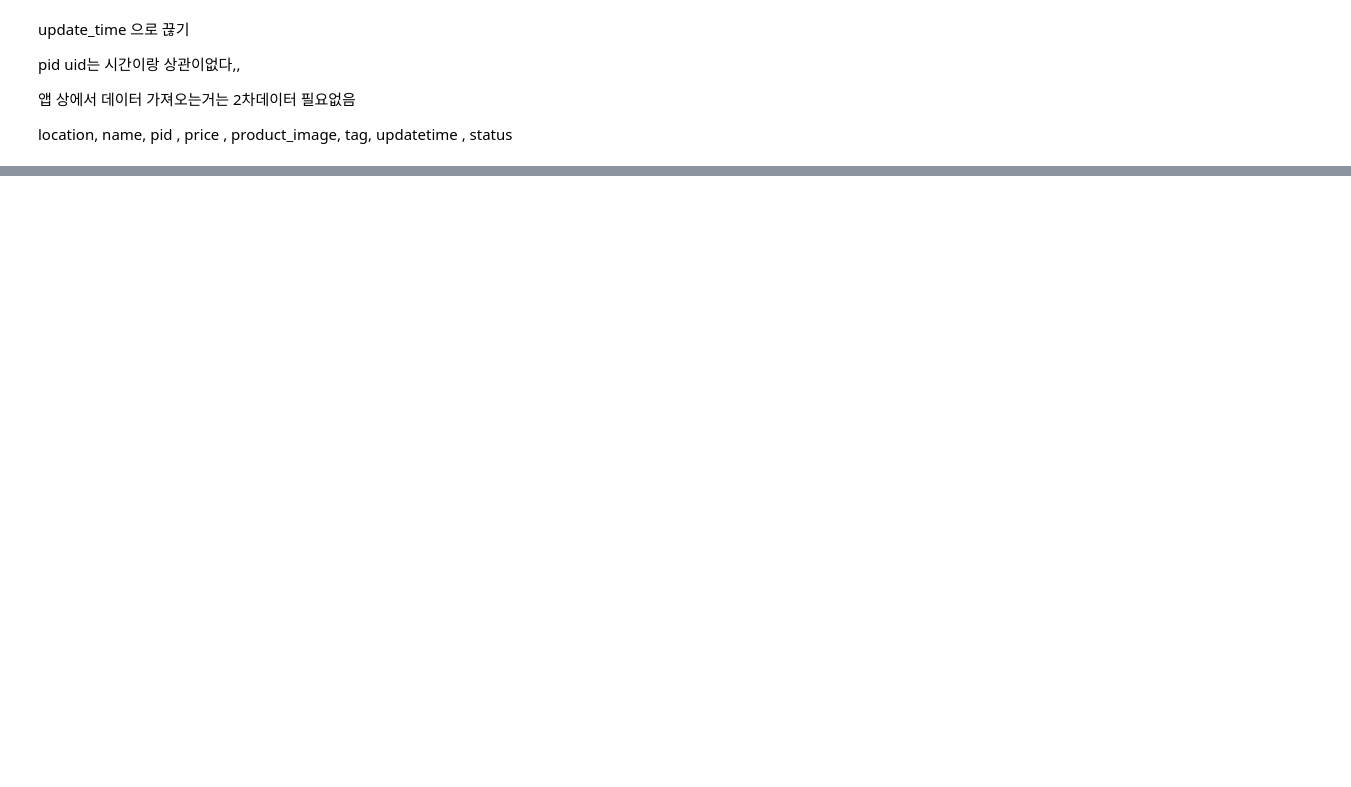
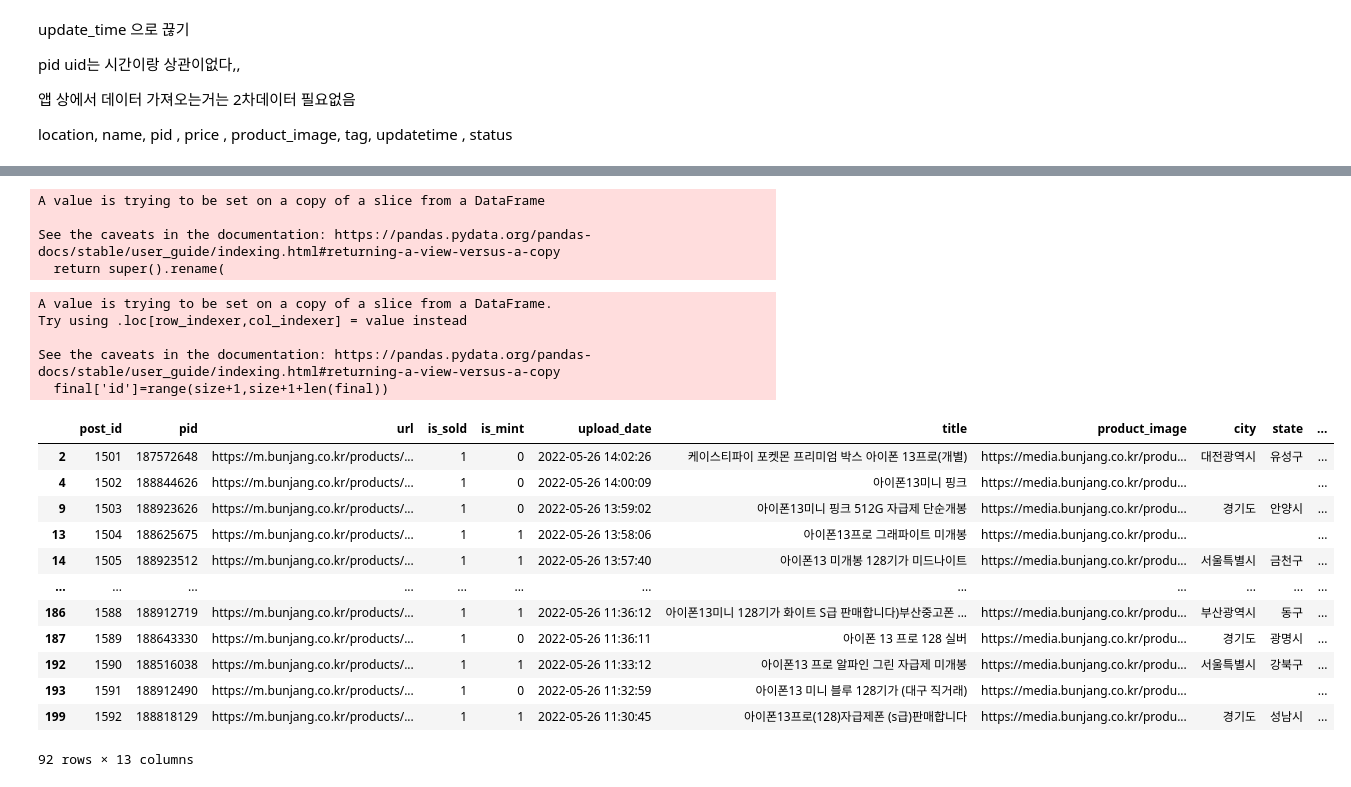
Before and after one commit to capstoneIldanGo/used_product_crawler, a Jupyter notebook: bunjang_crawler.ipynb, the cells around one changed output, grey strips where cells are left out. Saved outputs shown, nothing was run; the diff lists cells and outputs as text; code cells hidden in the pictures; blank space fills up the shorter version.

```diff
--- a/bunjang_crawler.ipynb
+++ b/bunjang_crawler.ipynb
@@ -241,0 +206,51 @@ details
+# %%
+#컬럼명 변경
+final.rename(columns  = {
+    'name' : 'title',
+    'status':'is_sold',
+    'update_time':'upload_date'
+}, inplace = True)
+# %% [output]
+A value is trying to be set on a copy of a slice from a DataFrame
+
+See the caveats in the documentation: https://pandas.pydata.org/pandas-docs/stable/user_guide/indexing.html#returning-a-view-versus-a-copy
+  return super().rename(
+# %%
+# 스프링서버로부터 post의 크기 받아왔다고 가정
+size=1500
+item_id=11
+# post size에 기반한 id열 생성
+final['id']=range(size+1,size+1+len(final))
+# %% [output]
+A value is trying to be set on a copy of a slice from a DataFrame.
+Try using .loc[row_indexer,col_indexer] = value instead
+
+See the caveats in the documentation: https://pandas.pydata.org/pandas-docs/stable/user_guide/indexing.html#returning-a-view-versus-a-copy
+  final['id']=range(size+1,size+1+len(final))
+# %%
+#post 데이터 만들기
+# item_id ,location_id , market_price_id, platform_id 바꾸는 로직 추가 필요
+post_columns=['id','pid','url','is_sold','is_mint','upload_date','title','product_image','city','state'] #platform추가
+post=final[post_columns].copy()
+post.rename(columns  = {
+    'id' : 'post_id',
+}, inplace = True)
+post['item_id']=item_id
+# post['location_id']=15 # 지역 데이터 앞에 꺼만 뺴오기 수원시 권선구 -> 수원시
+post['platform_id']=2
+post['market_price_id']=post['post_id']
+post
+# %% [output]
+|  | post_id | pid | url | is_sold | is_mint | upload_date | title | product_image | city | state | ... |
+| 2 | 1501 | 187572648 | https://m.bunjang.co.kr/products/... | 1 | 0 | 2022-05-26 14:02:26 | 케이스티파이 포켓몬 프리미엄 박스 아이폰 13프로(개별) | https://media.bunjang.co.kr/produ... | 대전광역시 | 유성구 | ... |
+| 4 | 1502 | 188844626 | https://m.bunjang.co.kr/products/... | 1 | 0 | 2022-05-26 14:00:09 | 아이폰13미니 핑크 | https://media.bunjang.co.kr/produ... |  |  | ... |
+| 9 | 1503 | 188923626 | https://m.bunjang.co.kr/products/... | 1 | 0 | 2022-05-26 13:59:02 | 아이폰13미니 핑크 512G 자급제 단순개봉 | https://media.bunjang.co.kr/produ... | 경기도 | 안양시 | ... |
+| 13 | 1504 | 188625675 | https://m.bunjang.co.kr/products/... | 1 | 1 | 2022-05-26 13:58:06 | 아이폰13프로 그래파이트 미개봉 | https://media.bunjang.co.kr/produ... |  |  | ... |
+| 14 | 1505 | 188923512 | https://m.bunjang.co.kr/products/... | 1 | 1 | 2022-05-26 13:57:40 | 아이폰13 미개봉 128기가 미드나이트 | https://media.bunjang.co.kr/produ... | 서울특별시 | 금천구 | ... |
+| ... | ... | ... | ... | ... | ... | ... | ... | ... | ... | ... | ... |
+| 186 | 1588 | 188912719 | https://m.bunjang.co.kr/products/... | 1 | 1 | 2022-05-26 11:36:12 | 아이폰13미니 128기가 화이트 S급 판매합니다)부산중고폰 ... | https://media.bunjang.co.kr/produ... | 부산광역시 | 동구 | ... |
+| 187 | 1589 | 188643330 | https://m.bunjang.co.kr/products/... | 1 | 0 | 2022-05-26 11:36:11 | 아이폰 13 프로 128 실버 | https://media.bunjang.co.kr/produ... | 경기도 | 광명시 | ... |
+| 192 | 1590 | 188516038 | https://m.bunjang.co.kr/products/... | 1 | 1 | 2022-05-26 11:33:12 | 아이폰13 프로 알파인 그린 자급제 미개봉 | https://media.bunjang.co.kr/produ... | 서울특별시 | 강북구 | ... |
+| 193 | 1591 | 188912490 | https://m.bunjang.co.kr/products/... | 1 | 0 | 2022-05-26 11:32:59 | 아이폰13 미니 블루 128기가 (대구 직거래) | https://media.bunjang.co.kr/produ... |  |  | ... |
+| 199 | 1592 | 188818129 | https://m.bunjang.co.kr/products/... | 1 | 1 | 2022-05-26 11:30:45 | 아이폰13프로(128)자급제폰 (s급)판매합니다 | https://media.bunjang.co.kr/produ... | 경기도 | 성남시 | ... |
+92 rows × 13 columns
```
Also changed, not shown: parts of 32 cells of this notebook, 9 other files.
